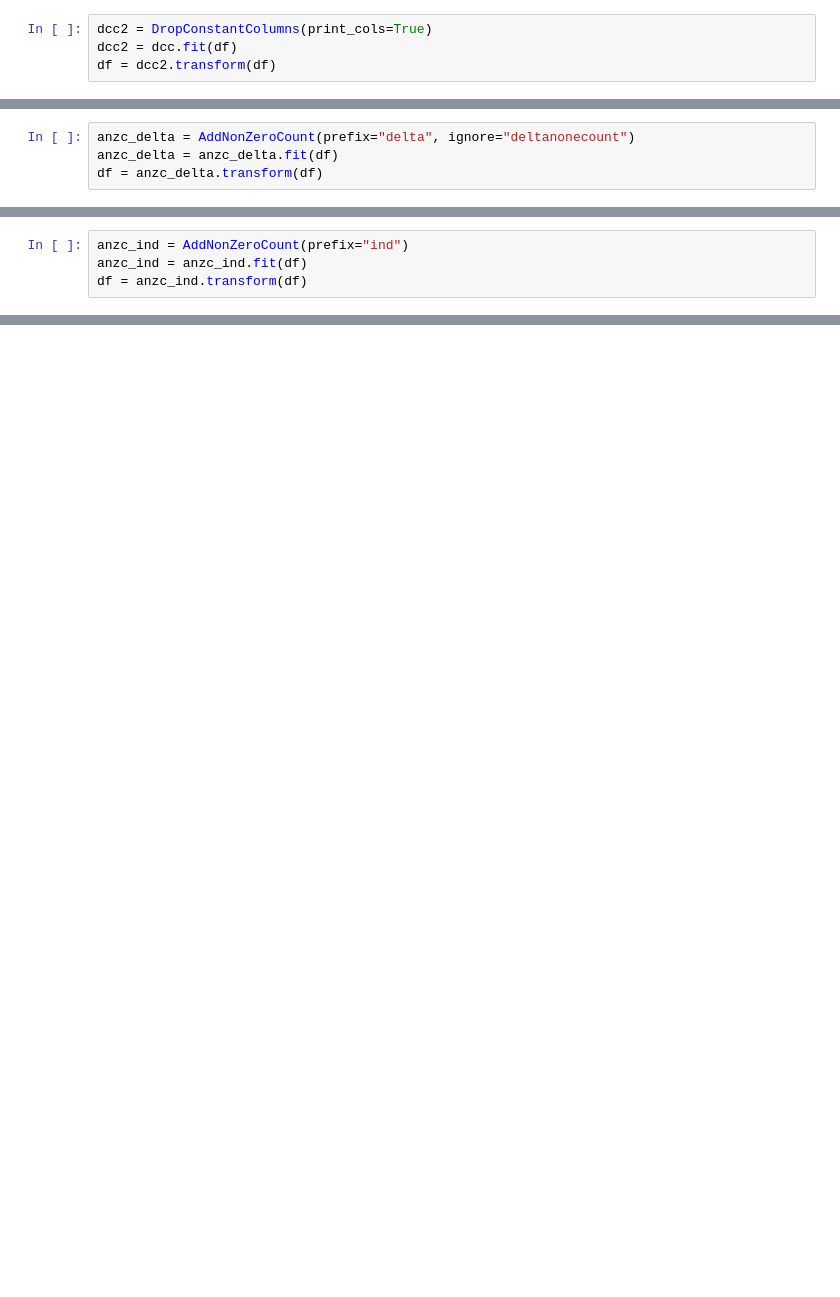
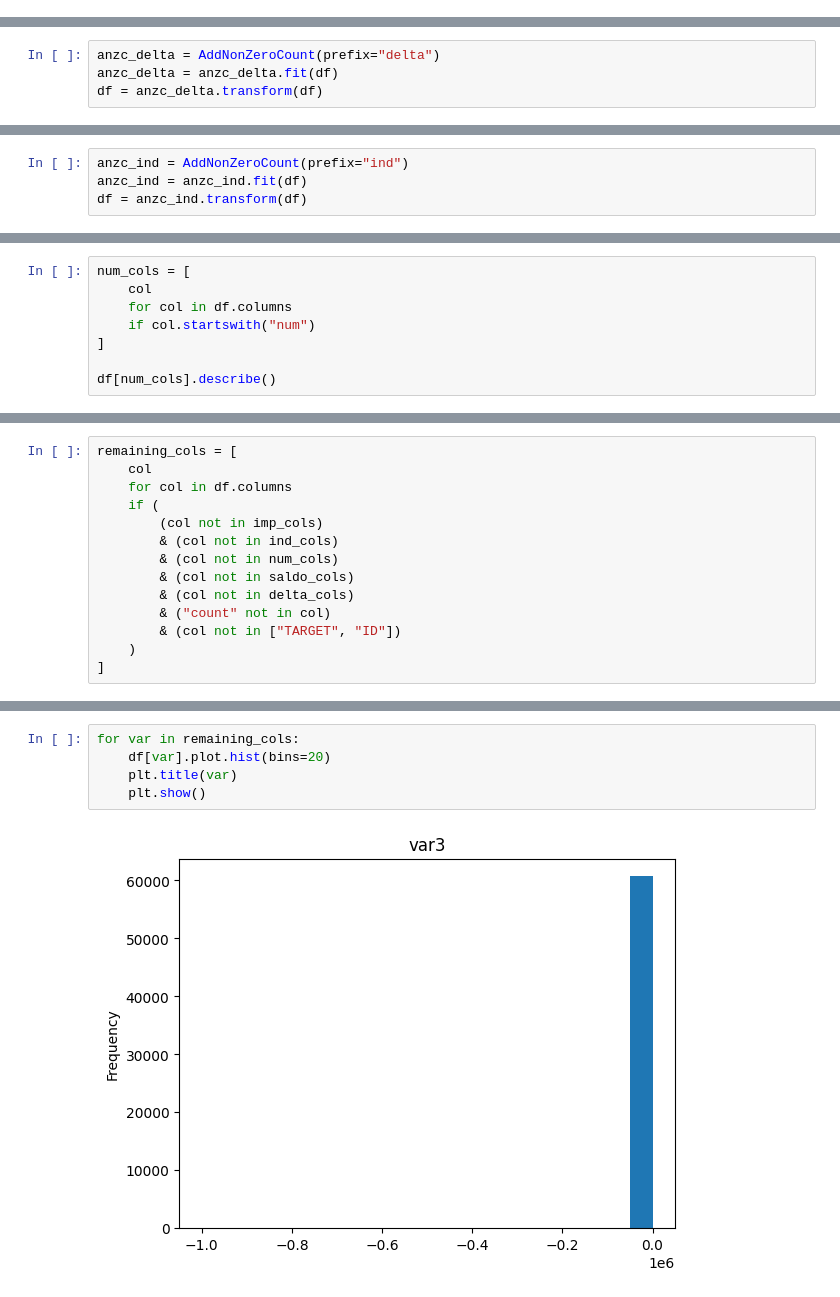
Before and after one commit to FelipeViacava/data-masters-case, a Jupyter notebook: 01-eda.ipynb, the cells around one changed output, grey strips where cells are left out. Drawn from its saved outputs; the diff is of its cells as text; blank space fills up the shorter version.

Commit message:
adjustments do transformers

```diff
--- a/01-eda.ipynb
+++ b/01-eda.ipynb
@@ -318,6 +366,2 @@ anc_delta = AddNoneCount(prefix="delta", fake_value=9999999999, replace_none=Tru
 anc_delta = anc_delta.fit(df)
 df = anc_delta.transform(df)
-# %%
-dcc2 = DropConstantColumns(print_cols=True)
-dcc2 = dcc.fit(df)
-df = dcc2.transform(df)
@@ -326,5 +368,5 @@ df = dcc2.transform(df)
 # %%
-anzc_delta = AddNonZeroCount(prefix="delta", ignore="deltanonecount")
+anzc_delta = AddNonZeroCount(prefix="delta")
 anzc_delta = anzc_delta.fit(df)
 df = anzc_delta.transform(df)
 # %% [markdown]
@@ -349,0 +436,8 @@ df = anzc_ind.transform(df)
+# %%
+num_cols = [
+    col
+    for col in df.columns
+    if col.startswith("num")
+]
+
+df[num_cols].describe()
@@ -349,0 +487,14 @@ df = anzc_ind.transform(df)
+# %%
+remaining_cols = [
+    col
+    for col in df.columns
+    if (
+        (col not in imp_cols)
+        & (col not in ind_cols)
+        & (col not in num_cols)
+        & (col not in saldo_cols)
+        & (col not in delta_cols)
+        & ("count" not in col)
+        & (col not in ["TARGET", "ID"])
+    )
+]
@@ -349,0 +532,7 @@ df = anzc_ind.transform(df)
+# %%
+for var in remaining_cols:
+    df[var].plot.hist(bins=20)
+    plt.title(var)
+    plt.show()
+# %% [output]
+[figure, added]
```
Also changed, not shown: parts of 15 cells of this notebook, 1 other file.
